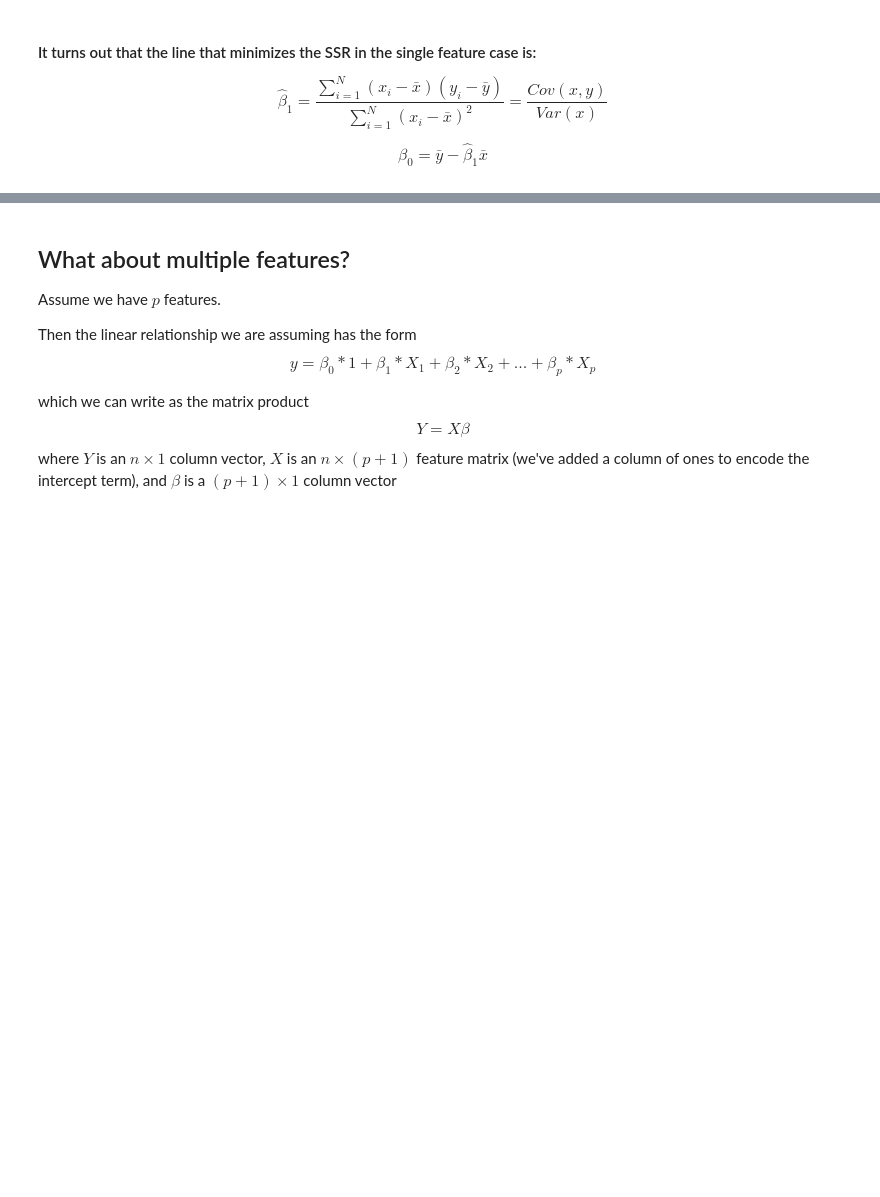
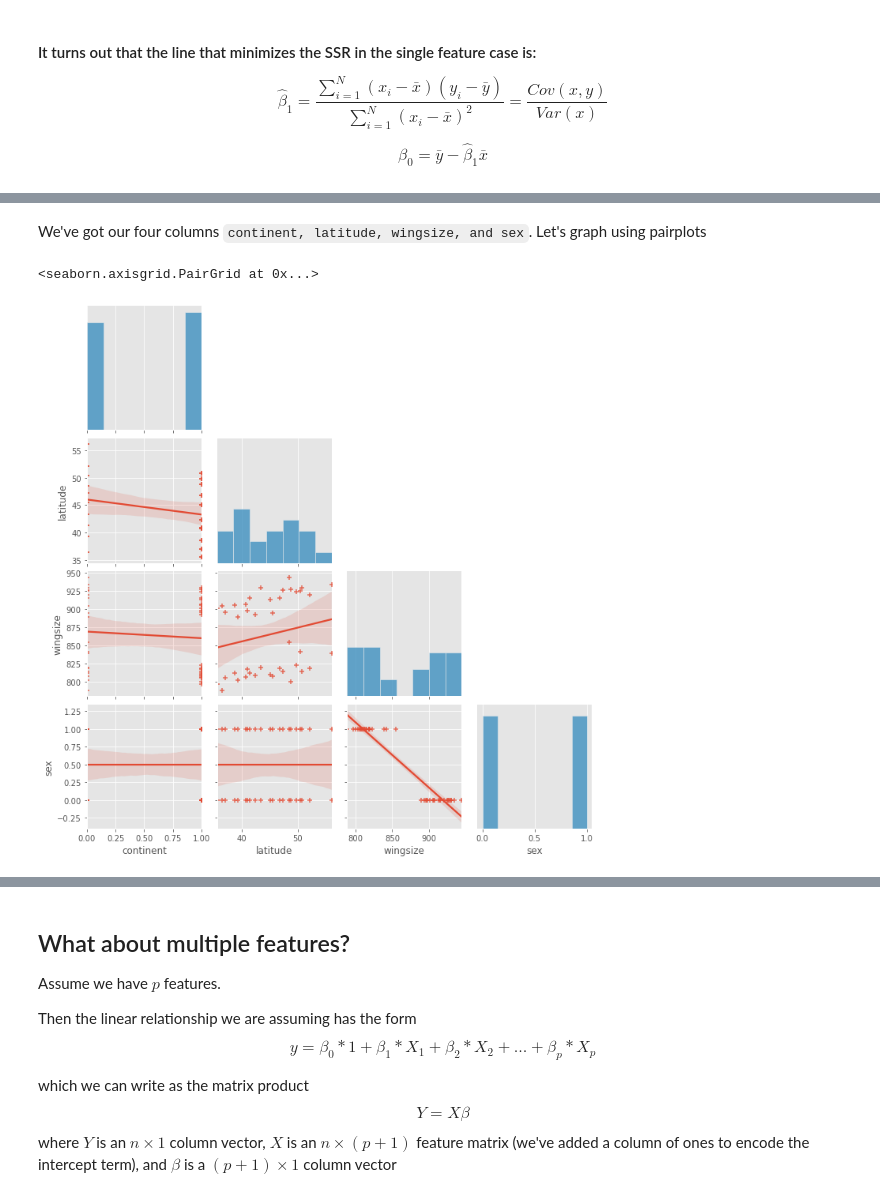
Before and after one commit to seanreed1111/dai-regression, a Jupyter notebook: linear-regression-2.ipynb, the cells around one changed output, grey strips where cells are left out. Cells and saved outputs as stored; diff of their text form; code cells hidden in the pictures; blank space fills up the shorter version.

```diff
--- a/linear-regression-2.ipynb
+++ b/linear-regression-2.ipynb
@@ -159,0 +169,6 @@ $$\beta_0 = \bar{y} - \hat{\beta}_1\bar{x}$$
+# %%
+filename = 'insects.csv'
+
+filepath = os.path.join(path, filename)
+insects = pd.read_csv(filepath, header=1, sep='\s+') #there is a header row that we need to completely skip
+insects.head()
@@ -159,0 +182,9 @@ $$\beta_0 = \bar{y} - \hat{\beta}_1\bar{x}$$
+# %% [markdown]
+We've got our four columns `continent, latitude, wingsize, and sex`.
+Let's graph using pairplots
+# %%
+import seaborn as sns
+sns.pairplot(insects, corner=True, kind='reg', markers='+')
+# %% [output]
+<seaborn.axisgrid.PairGrid at 0x...>
+[figure, added]
```
Also changed, not shown: parts of 21 cells of this notebook.
